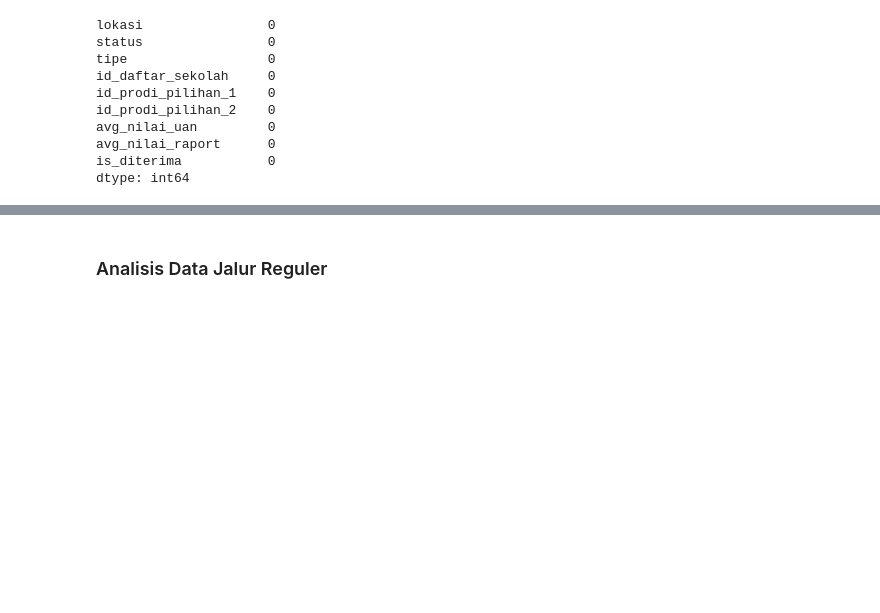
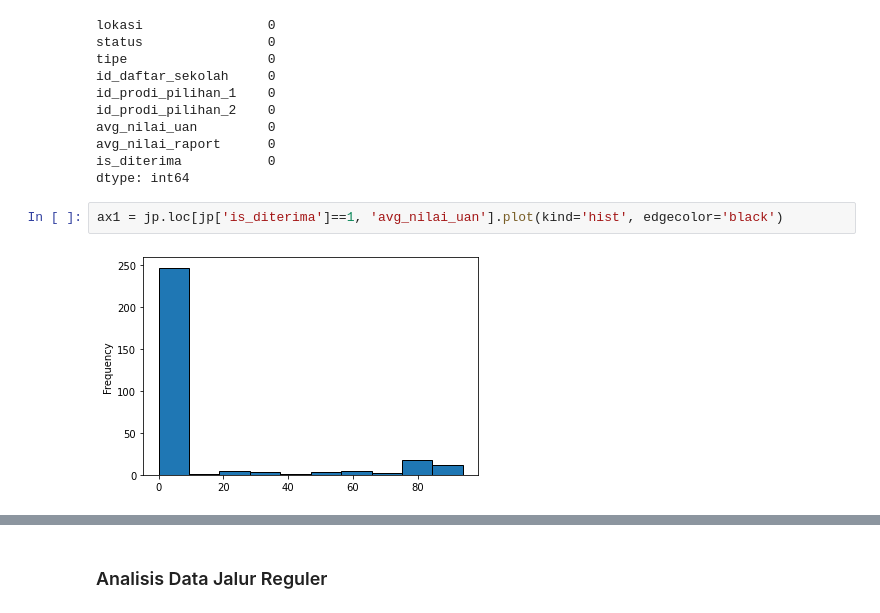
Before and after one commit to JoshStLee/pmb-recommender, a Jupyter notebook: Data Analysis.ipynb, the cells around one changed output, grey strips where cells are left out. Cells and saved outputs as stored; diff of their text form; blank space fills up the shorter version.

```diff
--- a/Data Analysis.ipynb
+++ b/Data Analysis.ipynb
@@ -209,3 +203,7 @@ avg_nilai_uan         0
 avg_nilai_raport      0
 is_diterima           0
 dtype: int64
+# %%
+ax1 = jp.loc[jp['is_diterima']==1, 'avg_nilai_uan'].plot(kind='hist', edgecolor='black')
+# %% [output]
+[figure, added]
```
Also changed, not shown: parts of 7 cells of this notebook, 7 other files.
